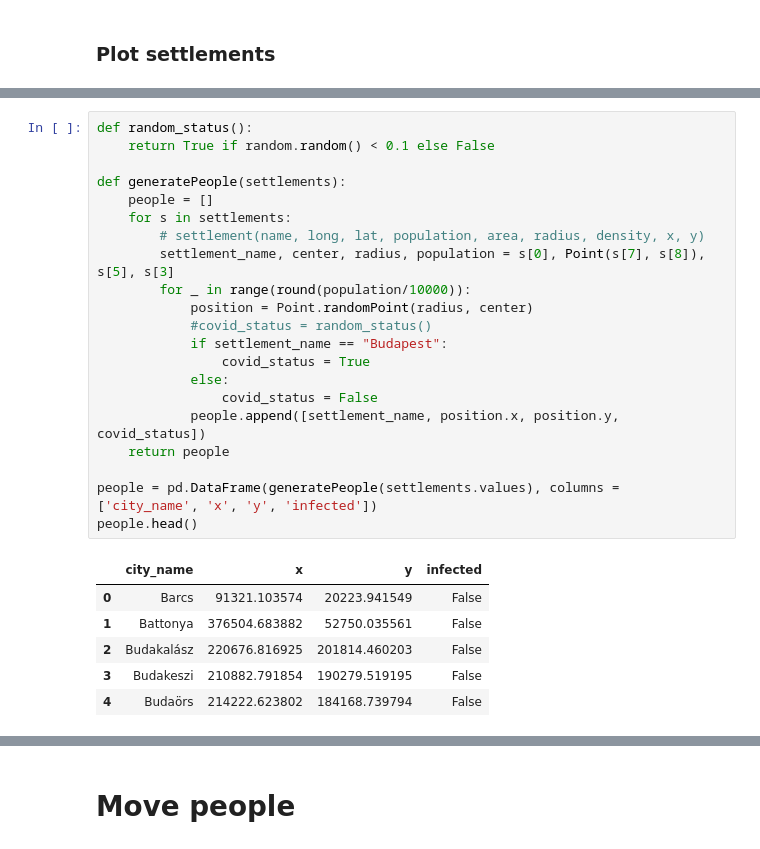
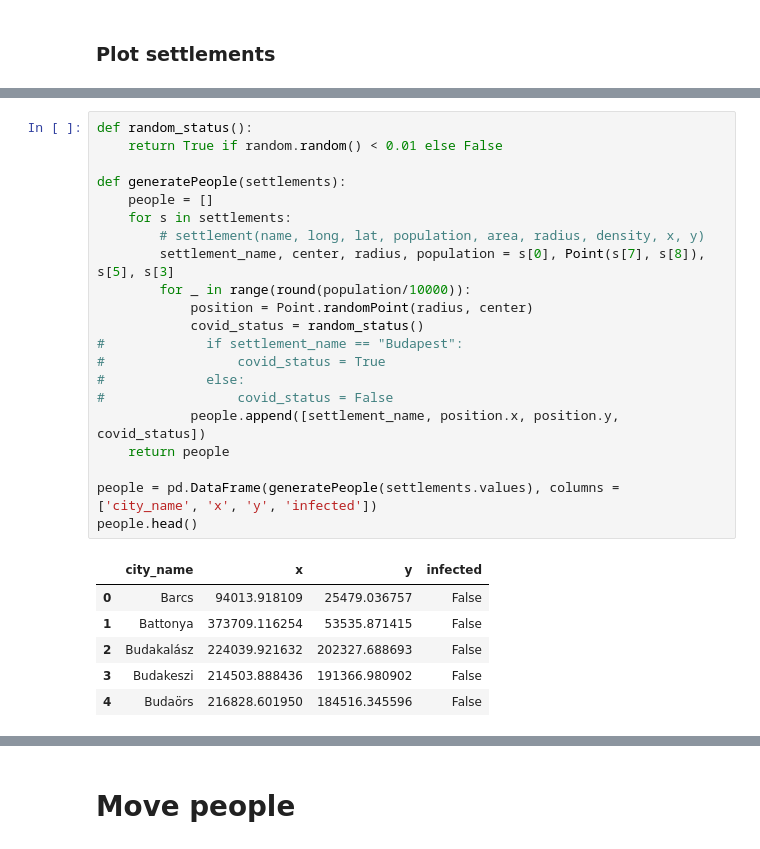
Before and after one commit to csomarita/CovidSimulation, a Jupyter notebook: main.ipynb, the cells around one changed output, grey strips where cells are left out. Drawn from its saved outputs; the diff is of its cells as text.

```diff
--- a/main.ipynb
+++ b/main.ipynb
@@ -84,31 +84,31 @@ plt.show()
 # %%
 def random_status():
-    return True if random.random() < 0.1 else False
+    return True if random.random() < 0.01 else False
 
 def generatePeople(settlements):
     people = []
     for s in settlements:
         # settlement(name, long, lat, population, area, radius, density, x, y)
         settlement_name, center, radius, population = s[0], Point(s[7], s[8]), s[5], s[3]
         for _ in range(round(population/10000)):
             position = Point.randomPoint(radius, center)
-            #covid_status = random_status()
-            if settlement_name == "Budapest":
-                covid_status = True
-            else:
-                covid_status = False
+            covid_status = random_status()
+#             if settlement_name == "Budapest":
+#                 covid_status = True
+#             else:
+#                 covid_status = False
             people.append([settlement_name, position.x, position.y, covid_status])
     return people
 
 people = pd.DataFrame(generatePeople(settlements.values), columns = ['city_name', 'x', 'y', 'infected'])
 people.head()
 # %% [output]
 |  | city_name | x | y | infected |
-| 0 | Barcs | 91321.103574 | 20223.941549 | False |
-| 1 | Battonya | 376504.683882 | 52750.035561 | False |
-| 2 | Budakalász | 220676.816925 | 201814.460203 | False |
-| 3 | Budakeszi | 210882.791854 | 190279.519195 | False |
-| 4 | Budaörs | 214222.623802 | 184168.739794 | False |
+| 0 | Barcs | 94013.918109 | 25479.036757 | False |
+| 1 | Battonya | 373709.116254 | 53535.871415 | False |
+| 2 | Budakalász | 224039.921632 | 202327.688693 | False |
+| 3 | Budakeszi | 214503.888436 | 191366.980902 | False |
+| 4 | Budaörs | 216828.601950 | 184516.345596 | False |
 # %%
 print("From the population of {} (grey), {} person is infected (red).".format(len(people),people.infected.sum()))
 
```
Also changed, not shown: parts of 6 cells of this notebook.
